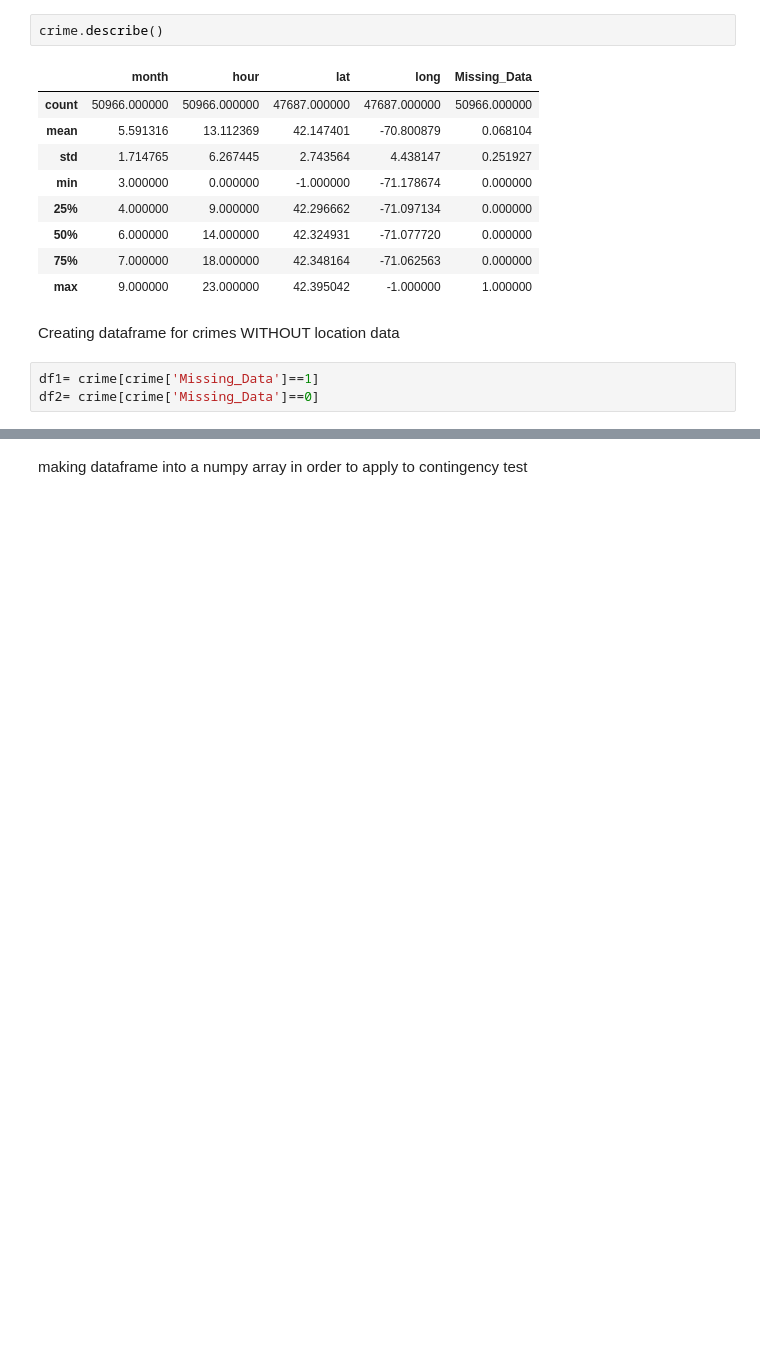
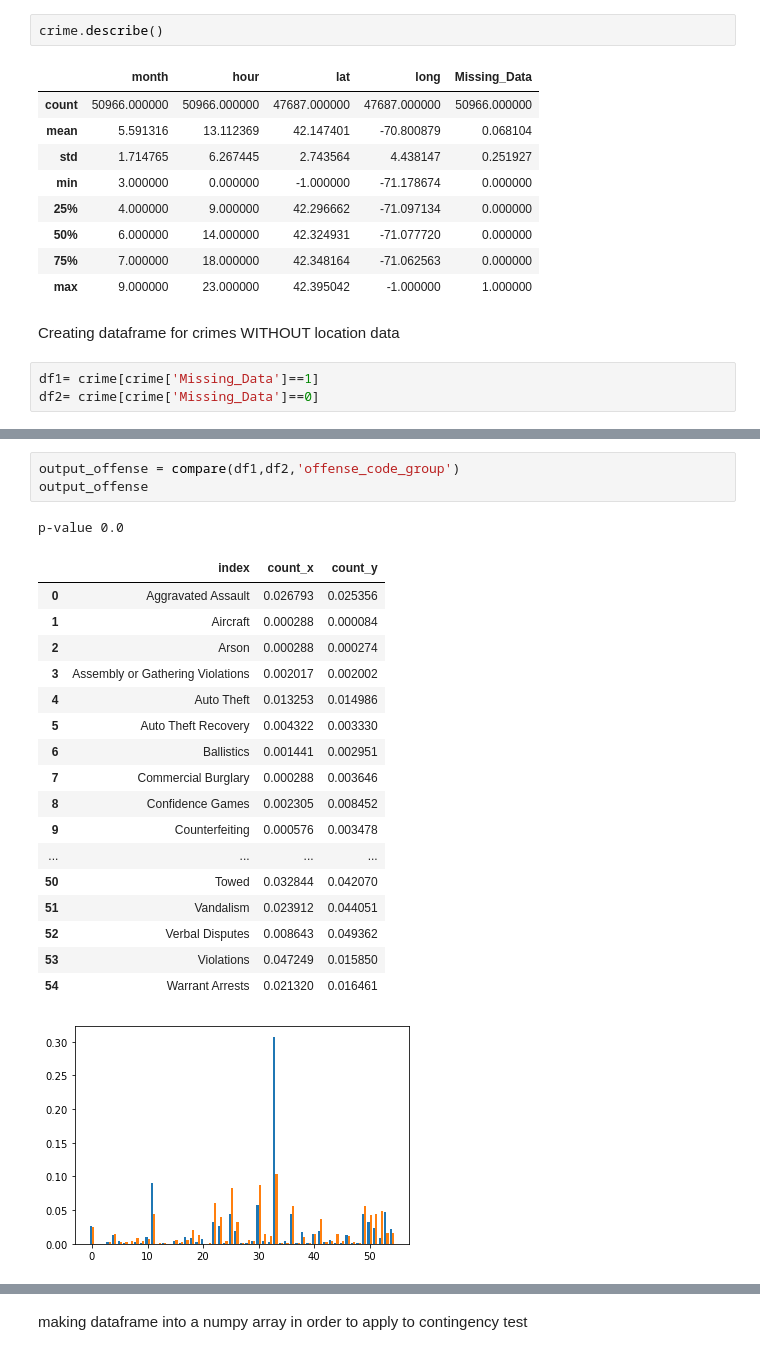
Before and after one commit to Albina-C/DH-Social-Good, a Jupyter notebook: Social-Good-Analysis.ipynb, the cells around one changed output, grey strips where cells are left out. Saved outputs shown, nothing was run; the diff lists cells and outputs as text; blank space fills up the shorter version.

Commit message:
added chi-square test into the function compare
added chi-square test into the function compare

```diff
--- a/Social-Good-Analysis.ipynb
+++ b/Social-Good-Analysis.ipynb
@@ -139,3 +160,26 @@ output_day
 | 5 | Tuesday | 0.155287 | 0.141468 |
 | 6 | Wednesday | 0.141170 | 0.143973 |
 [figure]
+# %%
+output_offense = compare(df1,df2,'offense_code_group')
+output_offense
+# %% [output]
+p-value 0.0
+|  | index | count_x | count_y |
+| 0 | Aggravated Assault | 0.026793 | 0.025356 |
+| 1 | Aircraft | 0.000288 | 0.000084 |
+| 2 | Arson | 0.000288 | 0.000274 |
+| 3 | Assembly or Gathering Violations | 0.002017 | 0.002002 |
+| 4 | Auto Theft | 0.013253 | 0.014986 |
+| 5 | Auto Theft Recovery | 0.004322 | 0.003330 |
+| 6 | Ballistics | 0.001441 | 0.002951 |
+| 7 | Commercial Burglary | 0.000288 | 0.003646 |
+| 8 | Confidence Games | 0.002305 | 0.008452 |
+| 9 | Counterfeiting | 0.000576 | 0.003478 |
+| ... | ... | ... | ... |
+| 50 | Towed | 0.032844 | 0.042070 |
+| 51 | Vandalism | 0.023912 | 0.044051 |
+| 52 | Verbal Disputes | 0.008643 | 0.049362 |
+| 53 | Violations | 0.047249 | 0.015850 |
+| 54 | Warrant Arrests | 0.021320 | 0.016461 |
+[figure, added]
```
Also changed, not shown: parts of 14 cells of this notebook.
